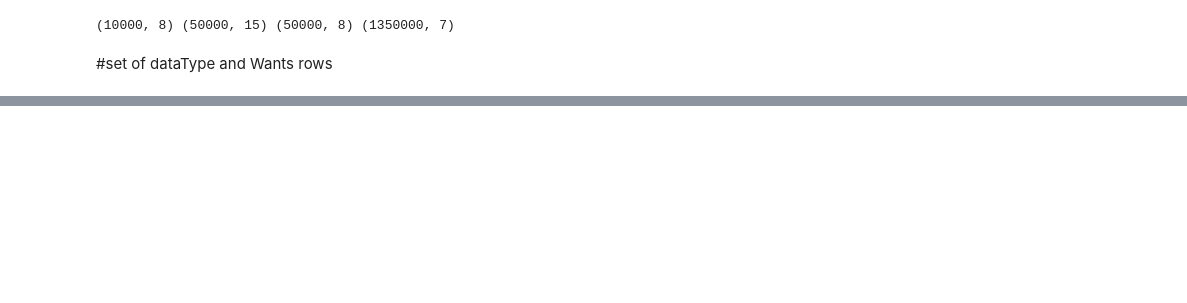
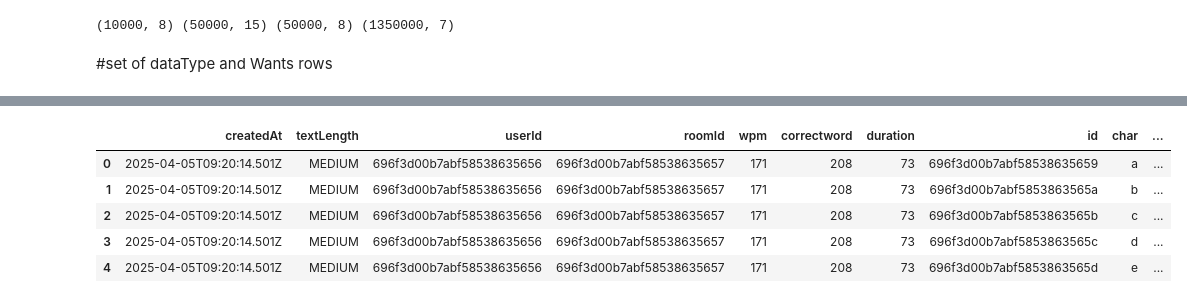
Before and after one commit to Kiranjeet28/typerhouse-ML, a Jupyter notebook: Analysis/main.ipynb, the cells around one changed output, grey strips where cells are left out. Cells and saved outputs as stored; diff of their text form; code cells hidden in the pictures; blank space fills up the shorter version.

Commit message:
Implement feature X to enhance user experience and fix bug Y in module Z

```diff
--- a/Analysis/main.ipynb
+++ b/Analysis/main.ipynb
@@ -4,11 +21,12 @@ import numpy as np
 # %%
 from pathlib import Path
+import pandas as pd
 
 files = {
-    "users": Path("../data/users.csv"),
-    "rooms": Path("../data/rooms.csv"),
-    "typing_speeds": Path("../data/typing_speeds.csv"),
-    "character_performance": Path("../data/character_performance.csv"),
+    "users": Path("../data/user.csv"),
+    "rooms": Path("../data/room.csv"),  # fixed filename
+    "typing_speeds": Path("../data/typingSpeed.csv"),
+    "character_performance": Path("../data/characterPerformance.csv"),
 }
 
 def _resolve_path(p: Path) -> Path:
@@ -20,11 +38,16 @@ def _resolve_path(p: Path) -> Path:
     raise FileNotFoundError(f"CSV not found: {p}")
 
 df_users = pd.read_csv(_resolve_path(files["users"]))
-df_room = pd.read_csv(_resolve_path(files["rooms"]))
+df_room = pd.read_csv(_resolve_path(files["rooms"]))  # fixed key
 df_typing_speeds = pd.read_csv(_resolve_path(files["typing_speeds"]))
 df_character_performance = pd.read_csv(_resolve_path(files["character_performance"]))
 
-print(df_users.shape, df_room.shape, df_typing_speeds.shape, df_character_performance.shape)
+print(
+    df_users.shape,
+    df_room.shape,
+    df_typing_speeds.shape,
+    df_character_performance.shape
+)
 # %% [output]
 (10000, 8) (50000, 15) (50000, 8) (1350000, 7)
 # %% [markdown]
@@ -59,0 +65,20 @@ NameError: name 'df_room' is not defined
+# %%
+# Merge room and typing speed data on room ID
+room_typing_df = set_room.merge(
+    set_typing,
+    left_on='id',
+    right_on='roomId',
+    how='inner',
+    suffixes=('_room', '_typing')
+)
+# %%
+new_df = room_typing_df.merge(
+    set_char,
+    left_on='id_room',        # room.id
+    right_on='typingSpeedId', # equals room.id in your schema
+    how='inner',
+    suffixes=('', '_char')
+)
+
+print("New DataFrame shape:", new_df.shape)
+new_df.head()
@@ -59,0 +93,12 @@ NameError: name 'df_room' is not defined
+# %%
+#REMOVE TypingSpeedId & userId_char columns
+
+df = new_df.drop(columns=['id_typing','typingSpeedId', 'userId_char','id_room'])
+df.head()
+# %% [output]
+|  | createdAt | textLength | userId | roomId | wpm | correctword | duration | id | char | ... |
+| 0 | 2025-04-05T09:20:14.501Z | MEDIUM | 696f3d00b7abf58538635656 | 696f3d00b7abf58538635657 | 171 | 208 | 73 | 696f3d00b7abf58538635659 | a | ... |
+| 1 | 2025-04-05T09:20:14.501Z | MEDIUM | 696f3d00b7abf58538635656 | 696f3d00b7abf58538635657 | 171 | 208 | 73 | 696f3d00b7abf5853863565a | b | ... |
+| 2 | 2025-04-05T09:20:14.501Z | MEDIUM | 696f3d00b7abf58538635656 | 696f3d00b7abf58538635657 | 171 | 208 | 73 | 696f3d00b7abf5853863565b | c | ... |
+| 3 | 2025-04-05T09:20:14.501Z | MEDIUM | 696f3d00b7abf58538635656 | 696f3d00b7abf58538635657 | 171 | 208 | 73 | 696f3d00b7abf5853863565c | d | ... |
+| 4 | 2025-04-05T09:20:14.501Z | MEDIUM | 696f3d00b7abf58538635656 | 696f3d00b7abf58538635657 | 171 | 208 | 73 | 696f3d00b7abf5853863565d | e | ... |
```
Also changed, not shown: parts of 12 cells of this notebook.
